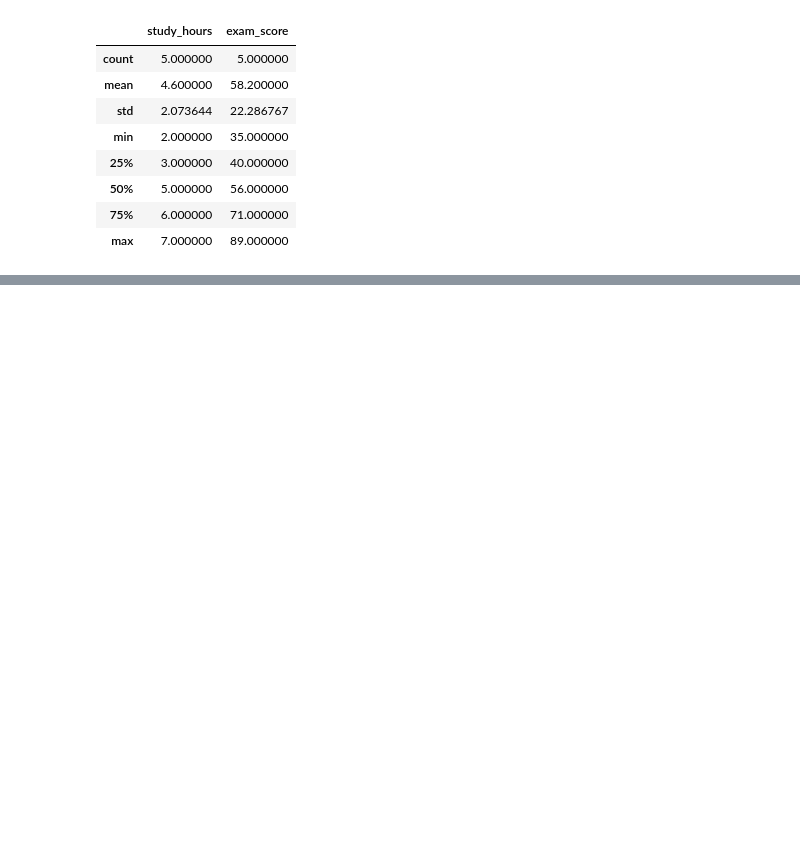
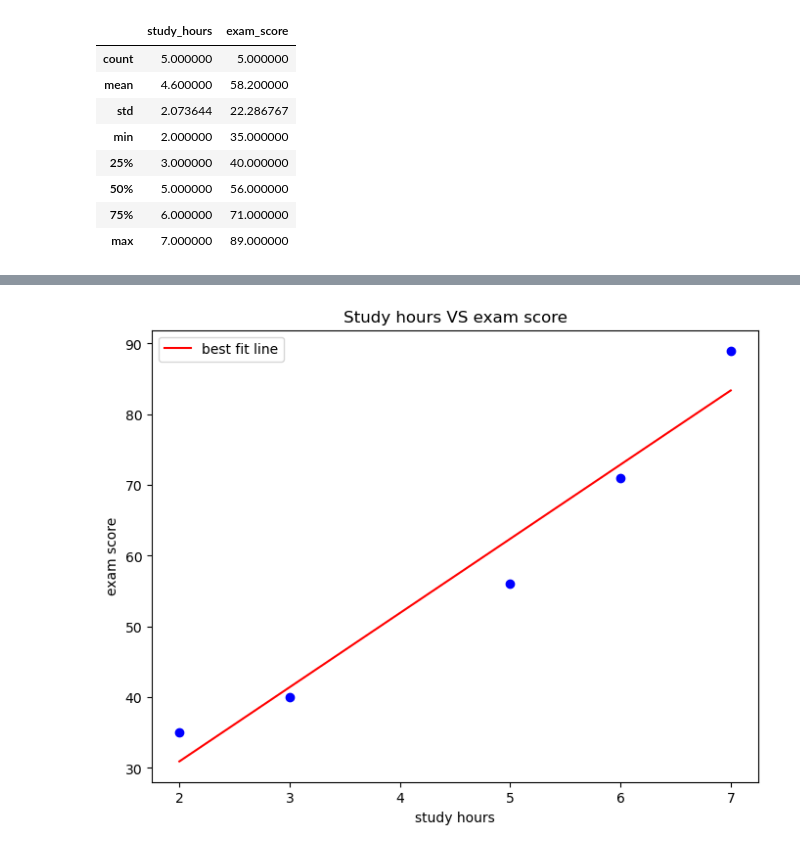
Before and after one commit to Fawas-Anayat/statistics_for_machine_learning, a Jupyter notebook: inferential_stats.ipynb, the cells around one changed output, grey strips where cells are left out. Saved outputs shown, nothing was run; the diff lists cells and outputs as text; code cells hidden in the pictures; blank space fills up the shorter version.

```diff
--- a/inferential_stats.ipynb
+++ b/inferential_stats.ipynb
@@ -49,0 +52,13 @@ plt.grid()
+# %%
+plt.figure(figsize=(8,6))
+plt.title('Study hours VS exam score')
+plt.xlabel('study hours')
+plt.ylabel('exam score')
+slope ,intercept=np.polyfit(df['study_hours'],df['exam_score'],1)
+line=[slope*x+intercept for x in df['study_hours']]
+plt.scatter(df['study_hours'],df['exam_score'],color='blue')
+plt.plot(df['study_hours'],line,color='red',label='best fit line')
+plt.legend()
+plt.show()
+# %% [output]
+[figure, added]
```
Also changed, not shown: parts of 1 cell of this notebook.
